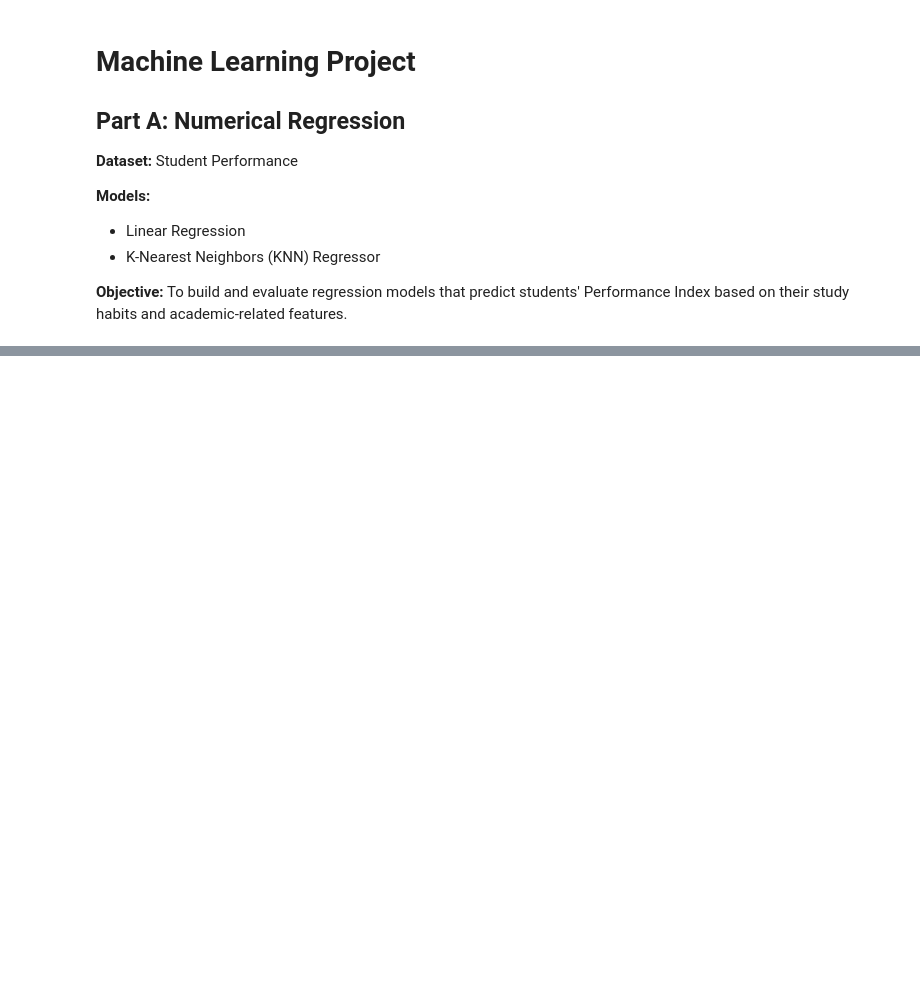
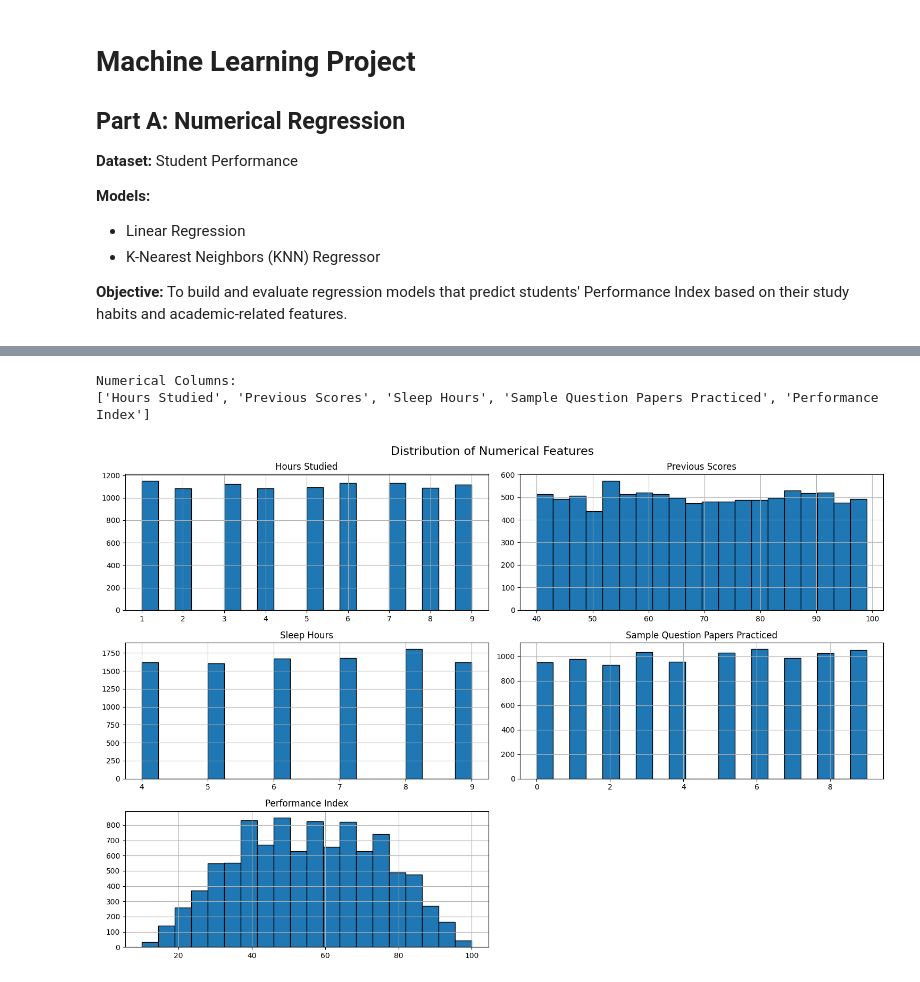
Before and after one commit to janamaher30/Machine-Learning-Project-, a Jupyter notebook: Part_A_Regression.ipynb, the cells around one changed output, grey strips where cells are left out. Saved outputs shown, nothing was run; the diff lists cells and outputs as text; code cells hidden in the pictures; blank space fills up the shorter version.

Commit message:
Complete numerical preprocessing and EDA (Amira)

```diff
--- a/Part_A_Regression.ipynb
+++ b/Part_A_Regression.ipynb
@@ -18 +25,7 @@ Mounted at /content/drive
+# %%
+plots_path = "/content/drive/MyDrive/DataSets/Num dataset/plots"
+os.makedirs(plots_path, exist_ok=True)
+
+processed_path = "/content/drive/MyDrive/DataSets/Num dataset/Processed"
+os.makedirs(processed_path, exist_ok=True)
 # %%
@@ -38,0 +83,25 @@ Shape: (10000, 6)
+# %%
+numerical_columns = df.select_dtypes(
+    include=np.number
+).columns.tolist()
+print("Numerical Columns:")
+print(numerical_columns)
+# %% [output]
+Numerical Columns:
+['Hours Studied', 'Previous Scores', 'Sleep Hours', 'Sample Question Papers Practiced', 'Performance Index']
+# %%
+df[numerical_columns].hist(
+    figsize=(15, 10),
+    bins=20,
+    edgecolor="black"
+)
+plt.suptitle("Distribution of Numerical Features", fontsize=16)
+plt.tight_layout()
+plt.savefig(
+    os.path.join(plots_path, "numerical_histograms.png"),
+    dpi=300,
+    bbox_inches="tight"
+)
+plt.show()
+# %% [output]
+[figure, added]
```
Also changed, not shown: parts of 25 cells of this notebook.
